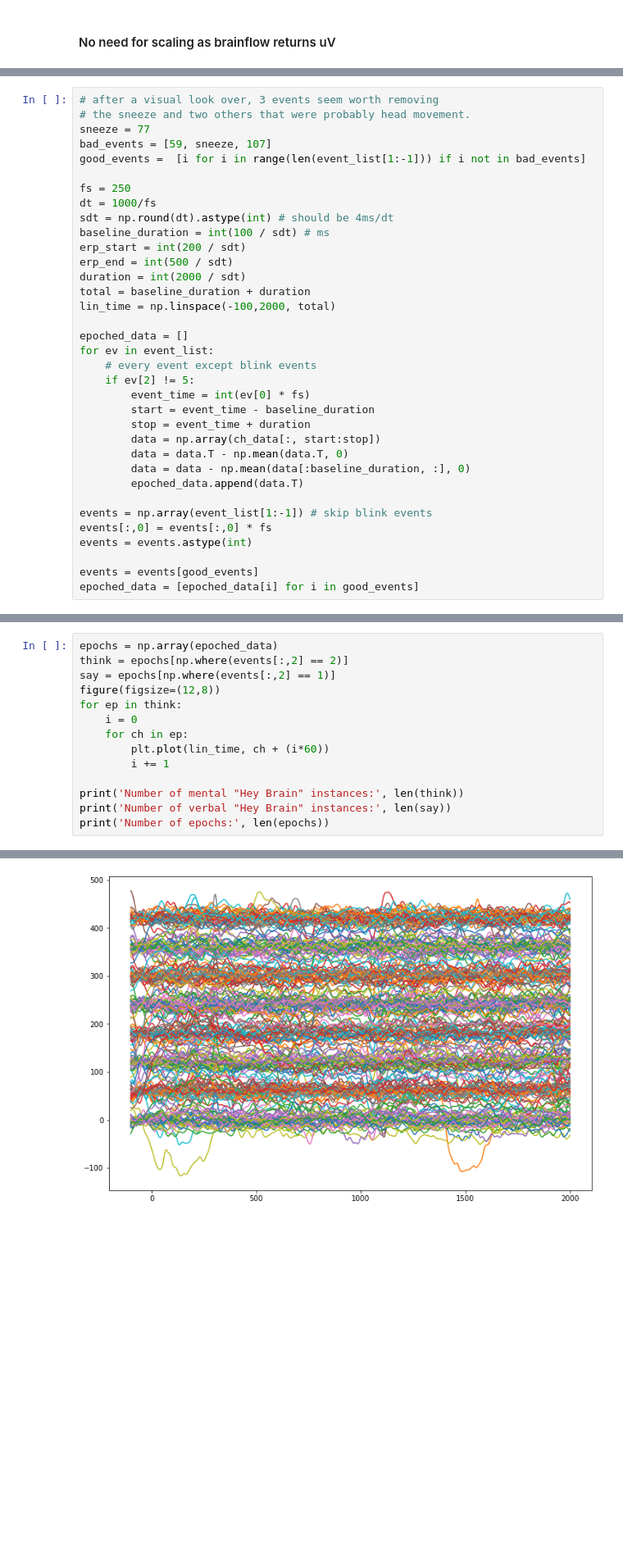
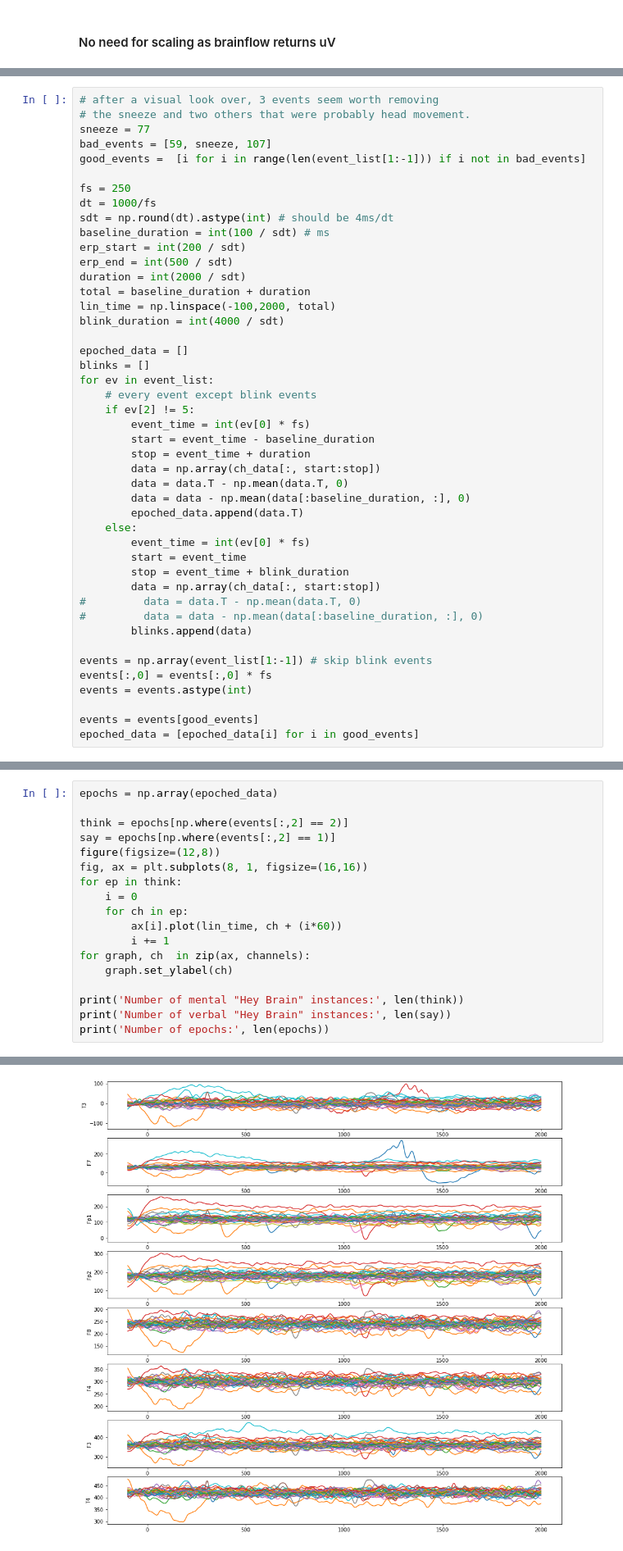
Before and after one commit to Surfincolin/hey-brain, a Jupyter notebook: heybrain/ERP_Classification.ipynb, the cells around one changed output, grey strips where cells are left out. Shown at 82% size. Drawn from its saved outputs; the diff is of its cells as text; blank space fills up the shorter version.

```diff
--- a/heybrain/ERP_Classification.ipynb
+++ b/heybrain/ERP_Classification.ipynb
@@ -85,8 +55,10 @@ erp_end = int(500 / sdt)
 duration = int(2000 / sdt)
 total = baseline_duration + duration
 lin_time = np.linspace(-100,2000, total)
+blink_duration = int(4000 / sdt)
 
 epoched_data = []
+blinks = []
 for ev in event_list:
     # every event except blink events
     if ev[2] != 5:
@@ -97,6 +69,14 @@ for ev in event_list:
         data = data.T - np.mean(data.T, 0)
         data = data - np.mean(data[:baseline_duration, :], 0)
         epoched_data.append(data.T)
+    else:
+        event_time = int(ev[0] * fs)
+        start = event_time
+        stop = event_time + blink_duration
+        data = np.array(ch_data[:, start:stop])
+#         data = data.T - np.mean(data.T, 0)
+#         data = data - np.mean(data[:baseline_duration, :], 0)
+        blinks.append(data)
 
 events = np.array(event_list[1:-1]) # skip blink events
 events[:,0] = events[:,0] * fs
@@ -107,13 +177,17 @@ epoched_data = [epoched_data[i] for i in good_events]
 # %%
 epochs = np.array(epoched_data)
+
 think = epochs[np.where(events[:,2] == 2)]
 say = epochs[np.where(events[:,2] == 1)]
 figure(figsize=(12,8))
+fig, ax = plt.subplots(8, 1, figsize=(16,16))
 for ep in think:
     i = 0
     for ch in ep:
-        plt.plot(lin_time, ch + (i*60))
+        ax[i].plot(lin_time, ch + (i*60))
         i += 1
+for graph, ch  in zip(ax, channels):
+    graph.set_ylabel(ch)
 
 print('Number of mental "Hey Brain" instances:', len(think))
 print('Number of verbal "Hey Brain" instances:', len(say))
@@ -125,4 +200,4 @@ Number of epochs: 137
-[figure, old version]
+[figure, new version]
 # %% [markdown]
 ### Feature Establishing
 # %%
```
Also changed, not shown: parts of 13 cells of this notebook, 2 other files.
